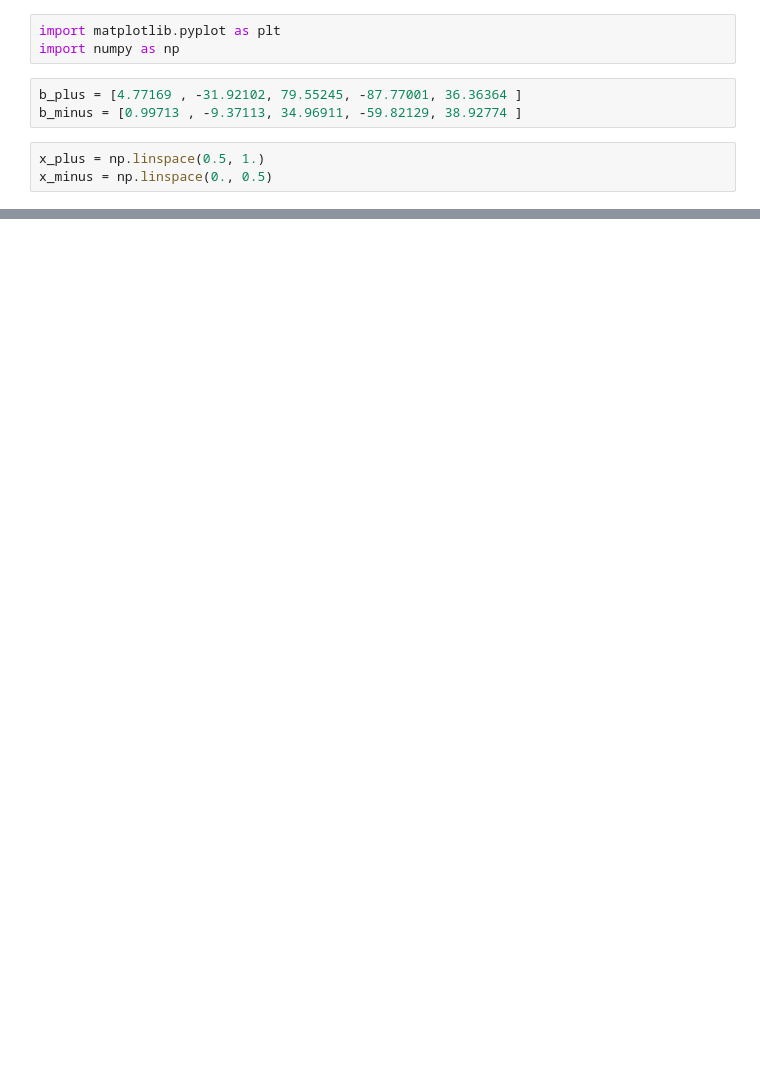
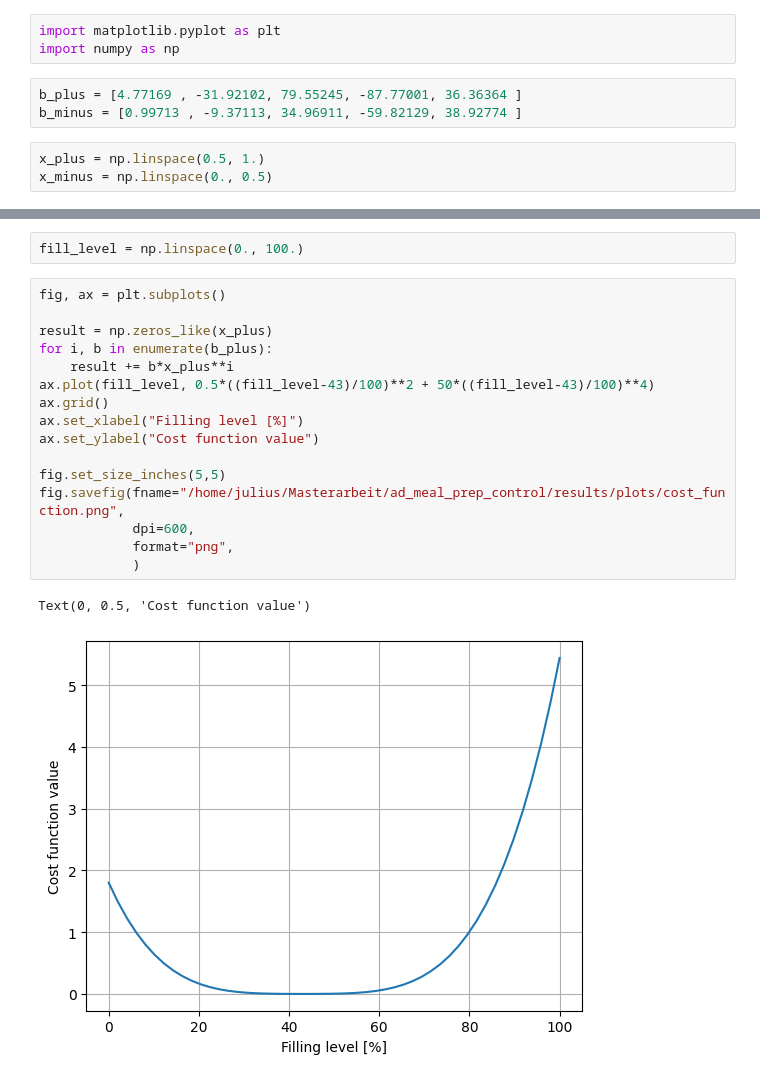
Before and after one commit to JuliusFrontzek/ad_meal_prep_control, a Jupyter notebook: cost_function_gas_filling.ipynb, the cells around one changed output, grey strips where cells are left out. Cells and saved outputs as stored; diff of their text form; blank space fills up the shorter version.

```diff
--- a/cost_function_gas_filling.ipynb
+++ b/cost_function_gas_filling.ipynb
@@ -20,0 +21,21 @@ ax.plot(x_plus, 0.5*(x_plus-0.5)**2 + 50*(x_plus-0.5)**4)
+# %%
+fill_level = np.linspace(0., 100.)
+# %%
+fig, ax = plt.subplots()
+
+result = np.zeros_like(x_plus)
+for i, b in enumerate(b_plus):
+    result += b*x_plus**i
+ax.plot(fill_level, 0.5*((fill_level-43)/100)**2 + 50*((fill_level-43)/100)**4)
+ax.grid()
+ax.set_xlabel("Filling level [%]")
+ax.set_ylabel("Cost function value")
+
+fig.set_size_inches(5,5)
+fig.savefig(fname="/home/julius/Masterarbeit/ad_meal_prep_control/results/plots/cost_function.png",
+            dpi=600,
+            format="png",
+            )
+# %% [output]
+Text(0, 0.5, 'Cost function value')
+[figure, added]
```
Also changed, not shown: parts of 1 cell of this notebook.
